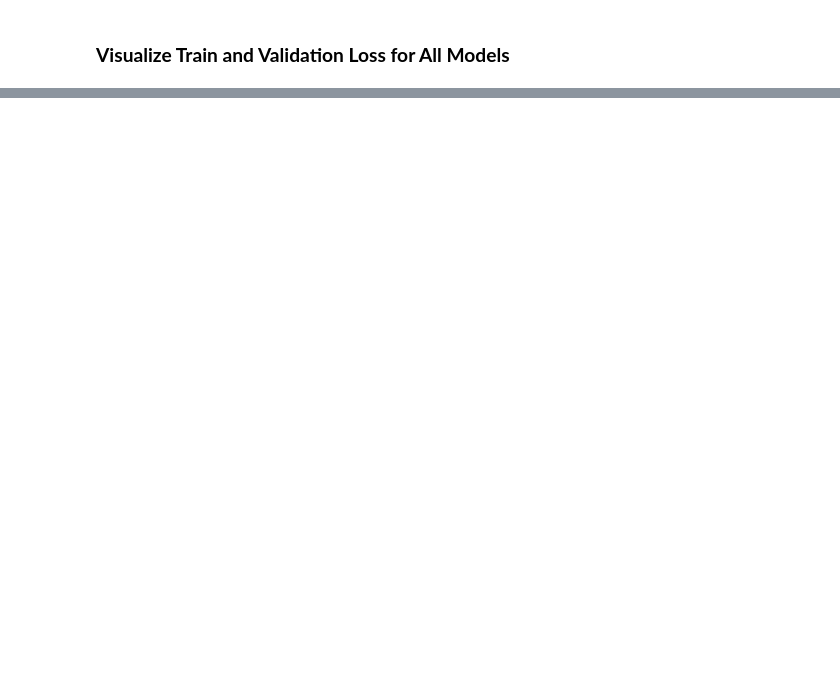
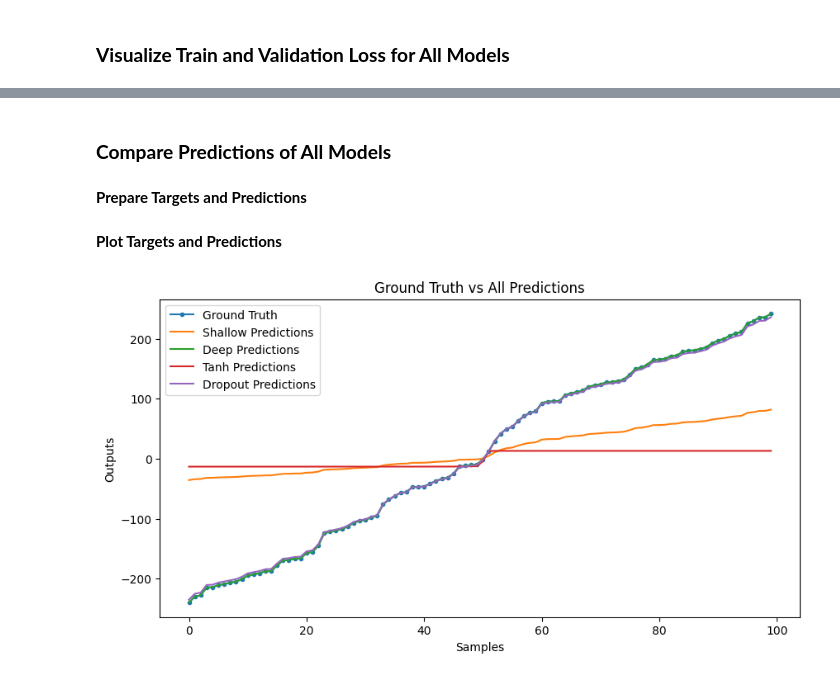
Before and after one commit to fahmida0404/neural-network-regression, a Jupyter notebook: regression_with_ann.ipynb, the cells around one changed output, grey strips where cells are left out. Drawn from its saved outputs; the diff is of its cells as text; code cells hidden in the pictures; blank space fills up the shorter version.

```diff
--- a/regression_with_ann.ipynb
+++ b/regression_with_ann.ipynb
@@ -366,0 +393,41 @@ plt.show()
+# %% [markdown]
+### **Compare Predictions of All Models**
+# %% [markdown]
+**Prepare Targets and Predictions**
+# %%
+# Sort targets for better visualization
+all_targets_shallow = torch.cat(all_targets_shallow).numpy()
+indices = np.argsort(all_targets_shallow)
+all_targets_shallow = all_targets_shallow[indices]
+
+# Shallow network
+all_predictions_shallow = torch.cat(all_predictions_shallow).numpy()
+all_predictions_shallow = all_predictions_shallow[indices]
+
+# Deep network
+all_predictions_deep = torch.cat(all_predictions_deep).numpy()
+all_predictions_deep = all_predictions_deep[indices]
+
+# Tanh network
+all_predictions_tanh = torch.cat(all_predictions_tanh).numpy()
+all_predictions_tanh = all_predictions_tanh[indices]
+
+# Dropout network
+all_predictions_dropout = torch.cat(all_predictions_dropout).numpy()
+all_predictions_dropout = all_predictions_dropout[indices]
+# %% [markdown]
+**Plot Targets and Predictions**
+# %%
+plt.figure(figsize=(10, 5))
+plt.plot(all_targets_shallow, label="Ground Truth", marker=".")
+plt.plot(all_predictions_shallow, label="Shallow Predictions")
+plt.plot(all_predictions_deep, label="Deep Predictions")
+plt.plot(all_predictions_tanh, label="Tanh Predictions")
+plt.plot(all_predictions_dropout, label="Dropout Predictions")
+plt.title("Ground Truth vs All Predictions")
+plt.xlabel("Samples")
+plt.ylabel("Outputs")
+plt.legend()
+plt.show()
+# %% [output]
+[figure, added]
```
Also changed, not shown: parts of 12 cells of this notebook.
